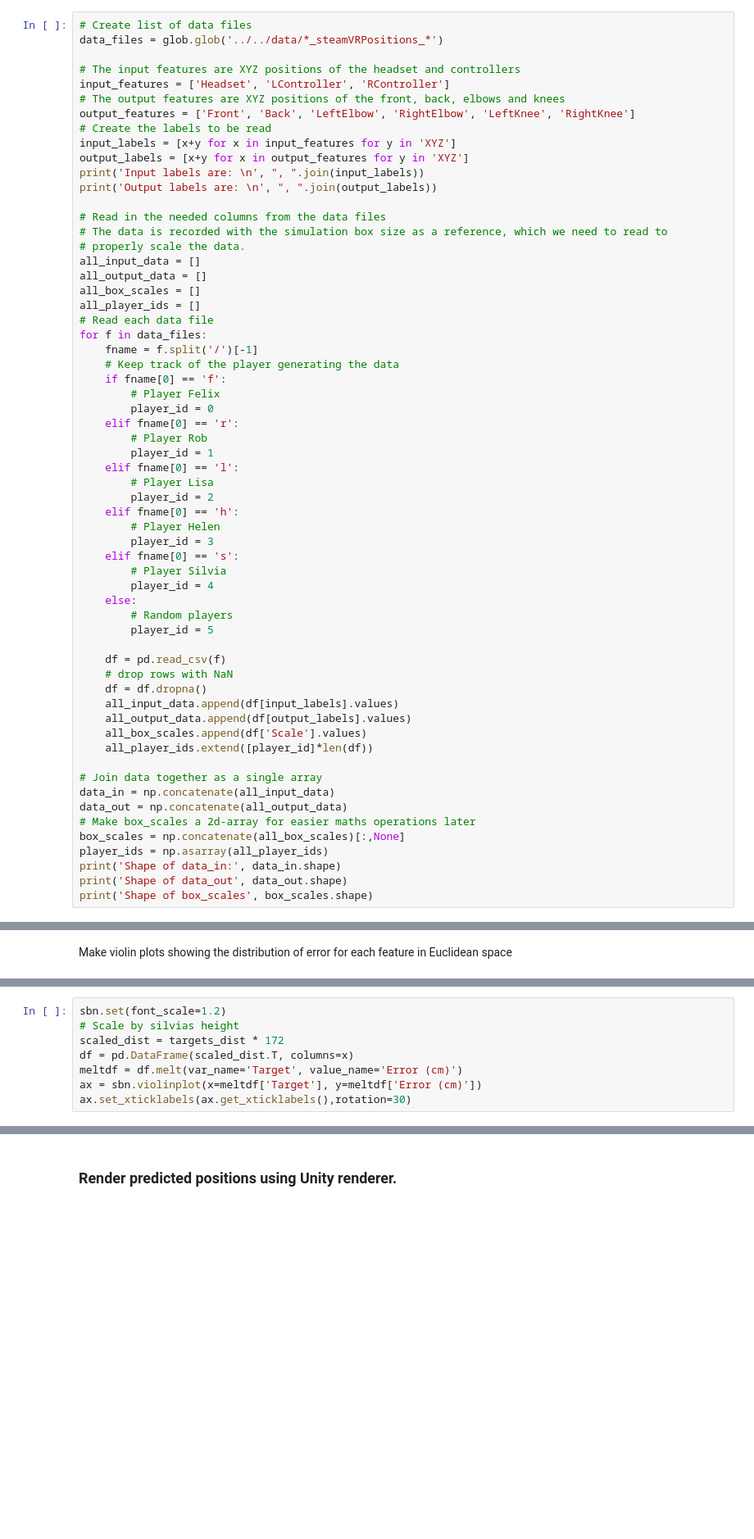
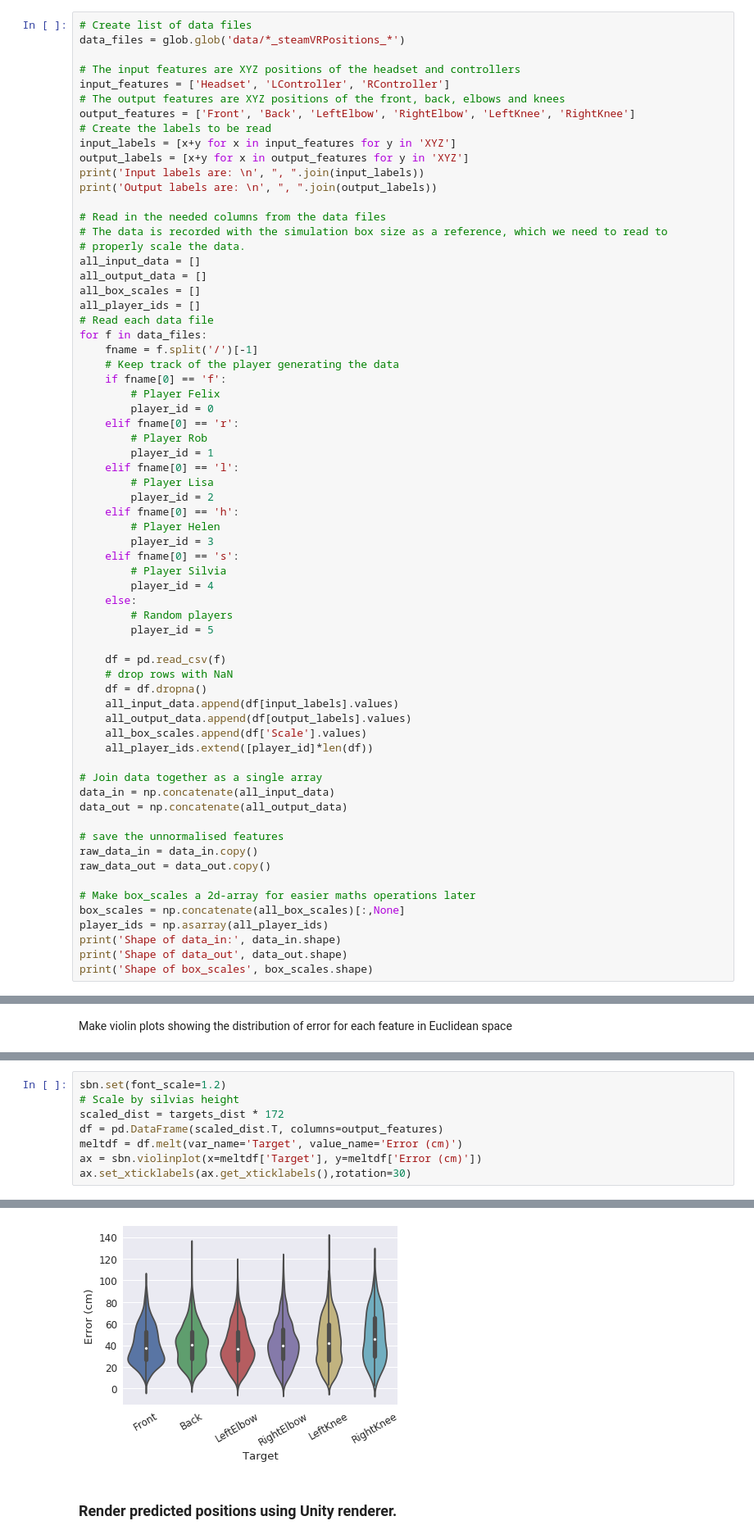
Before and after one commit to davidglo/ML-CHAMPS-Sept2017, a Jupyter notebook: vr/body_pose_estimation.ipynb, the cells around one changed output, grey strips where cells are left out. Shown at 82% size. Saved outputs shown, nothing was run; the diff lists cells and outputs as text; blank space fills up the shorter version.

Commit message:
fixed bad references to data and scripts

```diff
--- a/vr/body_pose_estimation.ipynb
+++ b/vr/body_pose_estimation.ipynb
@@ -19,7 +19,7 @@ The data recorded are stored in CSV formatted files, which we read in as pandas
 Note: The direction of the headset and controllers are stored in the data files as well, in the form of quaternions, with labels 'HeadsetQuaternionX', 'HeadsetQuaternionY', 'HeadsetQuaternionZ', 'HeadsetQuaternionW' and similar for LController and RController. If you are familiar with quaternion math (In a left-handed coordinate system), try to include these features in the training.
 # %%
 # Create list of data files
-data_files = glob.glob('../../data/*_steamVRPositions_*')
+data_files = glob.glob('data/*_steamVRPositions_*')
 
 # The input features are XYZ positions of the headset and controllers
 input_features = ['Headset', 'LController', 'RController']
@@ -72,6 +72,11 @@ for f in data_files:
 # Join data together as a single array
 data_in = np.concatenate(all_input_data)
 data_out = np.concatenate(all_output_data)
+
+# save the unnormalised features
+raw_data_in = data_in.copy()
+raw_data_out = data_out.copy()
+
 # Make box_scales a 2d-array for easier maths operations later
 box_scales = np.concatenate(all_box_scales)[:,None]
 player_ids = np.asarray(all_player_ids)
@@ -279,7 +298,8 @@ print(targets_dist.shape)
 sbn.set(font_scale=1.2)
 # Scale by silvias height
 scaled_dist = targets_dist * 172
-df = pd.DataFrame(scaled_dist.T, columns=x)
+df = pd.DataFrame(scaled_dist.T, columns=output_features)
 meltdf = df.melt(var_name='Target', value_name='Error (cm)')
 ax = sbn.violinplot(x=meltdf['Target'], y=meltdf['Error (cm)'])
 ax.set_xticklabels(ax.get_xticklabels(),rotation=30)
+# %% [output]
@@ -286,3 +312,4 @@ ax.set_xticklabels(ax.get_xticklabels(),rotation=30)
+[figure, added]
 # %% [markdown]
 ### Render predicted positions using Unity renderer.
 # %%
```
Also changed, not shown: parts of 11 cells of this notebook, 5 other files.
